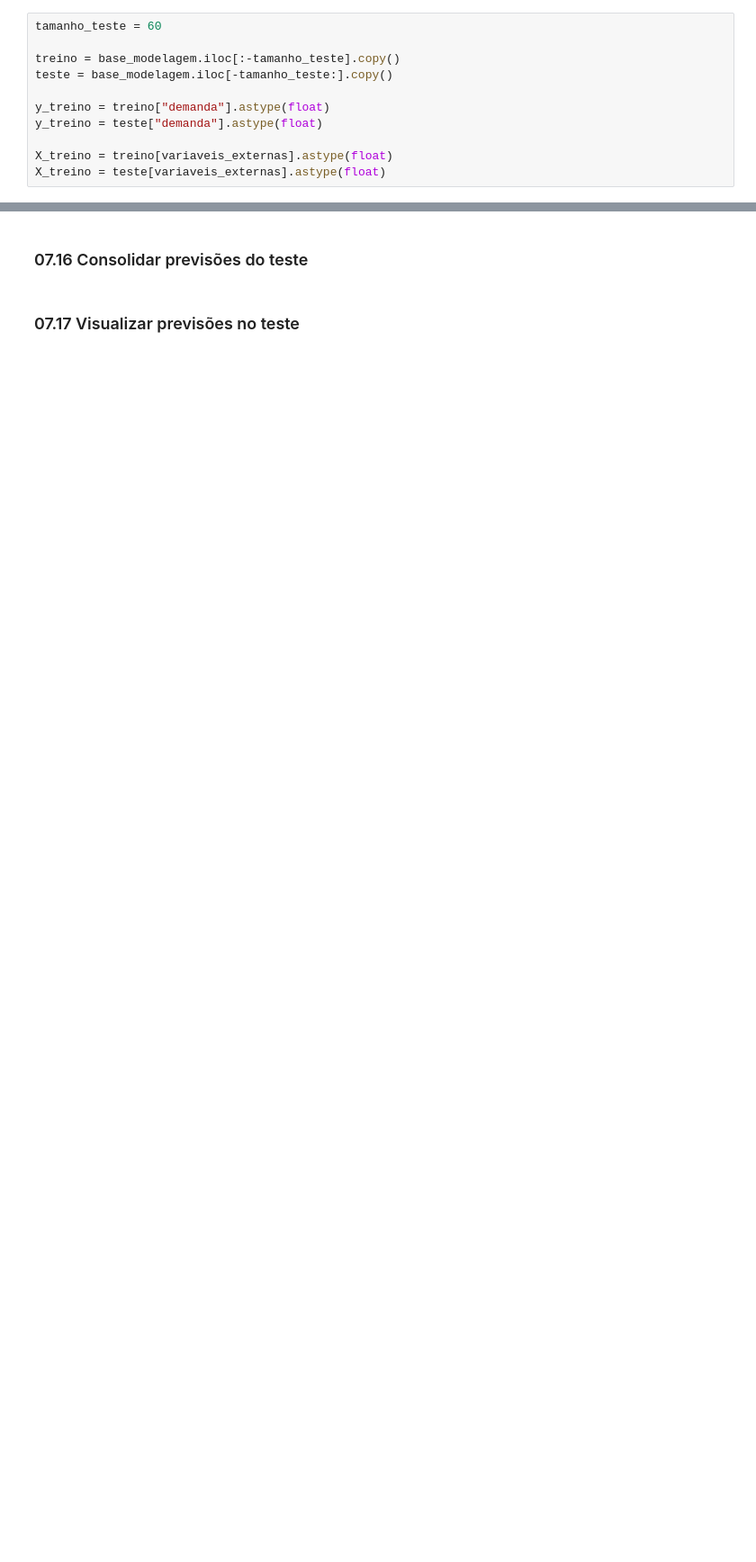
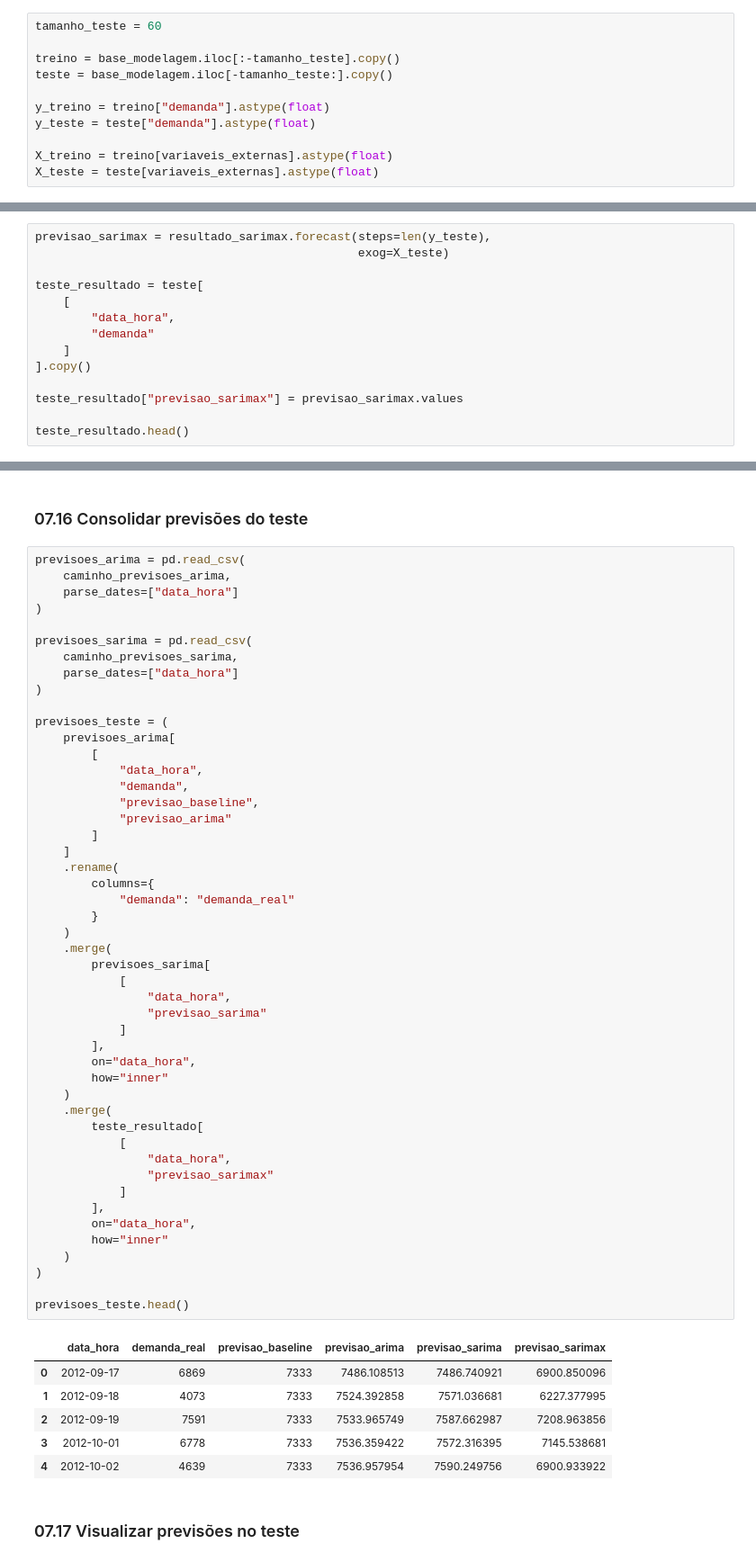
Before and after one commit to ariel-velardo/ALURA, a Jupyter notebook: series-temporais-bikes/notebooks/07_sarimax_variaveis_externas.ipynb, the cells around one changed output, grey strips where cells are left out. Shown at 90% size. Saved outputs shown, nothing was run; the diff lists cells and outputs as text; blank space fills up the shorter version.

Commit message:
treina sarimax e compara modelos finais

```diff
--- a/series-temporais-bikes/notebooks/07_sarimax_variaveis_externas.ipynb
+++ b/series-temporais-bikes/notebooks/07_sarimax_variaveis_externas.ipynb
@@ -244,10 +244,10 @@ treino = base_modelagem.iloc[:-tamanho_teste].copy()
 teste = base_modelagem.iloc[-tamanho_teste:].copy()
 
 y_treino = treino["demanda"].astype(float)
-y_treino = teste["demanda"].astype(float)
+y_teste = teste["demanda"].astype(float)
 
 X_treino = treino[variaveis_externas].astype(float)
-X_treino = teste[variaveis_externas].astype(float)
+X_teste = teste[variaveis_externas].astype(float)
 # %% [markdown]
 ## Treinando o SARIMAX
 
@@ -264,2 +298,16 @@ A diferença agora é que o modelo também recebe `X_treino`.
 # %% [markdown]
 ### 07.08 Gerar previsões no teste
+# %%
+previsao_sarimax = resultado_sarimax.forecast(steps=len(y_teste),
+                                              exog=X_teste)
+
+teste_resultado = teste[
+    [
+        "data_hora",
+        "demanda"
+    ]
+].copy()
+
+teste_resultado["previsao_sarimax"] = previsao_sarimax.values
+
+teste_resultado.head()
@@ -372,6 +481,61 @@ Por exemplo, se usamos temperatura e umidade, precisamos ter uma previsão ou um
 Neste projeto, vamos salvar a comparação final e as previsões do teste. A previsão futura poderá ser apresentada como um cenário simples na etapa final.
 # %% [markdown]
 ### 07.16 Consolidar previsões do teste
+# %%
+previsoes_arima = pd.read_csv(
+    caminho_previsoes_arima,
+    parse_dates=["data_hora"]
+)
+
+previsoes_sarima = pd.read_csv(
+    caminho_previsoes_sarima,
+    parse_dates=["data_hora"]
+)
+
+previsoes_teste = (
+    previsoes_arima[
+        [
+            "data_hora",
+            "demanda",
+            "previsao_baseline",
+            "previsao_arima"
+        ]
+    ]
+    .rename(
+        columns={
+            "demanda": "demanda_real"
+        }
+    )
+    .merge(
+        previsoes_sarima[
+            [
+                "data_hora",
+                "previsao_sarima"
+            ]
+        ],
+        on="data_hora",
+        how="inner"
+    )
+    .merge(
+        teste_resultado[
+            [
+                "data_hora",
+                "previsao_sarimax"
+            ]
+        ],
+        on="data_hora",
+        how="inner"
+    )
+)
+
+previsoes_teste.head()
+# %% [output]
+|  | data_hora | demanda_real | previsao_baseline | previsao_arima | previsao_sarima | previsao_sarimax |
+| 0 | 2012-09-17 | 6869 | 7333 | 7486.108513 | 7486.740921 | 6900.850096 |
+| 1 | 2012-09-18 | 4073 | 7333 | 7524.392858 | 7571.036681 | 6227.377995 |
+| 2 | 2012-09-19 | 7591 | 7333 | 7533.965749 | 7587.662987 | 7208.963856 |
+| 3 | 2012-10-01 | 6778 | 7333 | 7536.359422 | 7572.316395 | 7145.538681 |
+| 4 | 2012-10-02 | 4639 | 7333 | 7536.957954 | 7590.249756 | 6900.933922 |
 # %% [markdown]
 ### 07.17 Visualizar previsões no teste
 # %%
```
Also changed, not shown: parts of 11 cells of this notebook, 5 other files.
